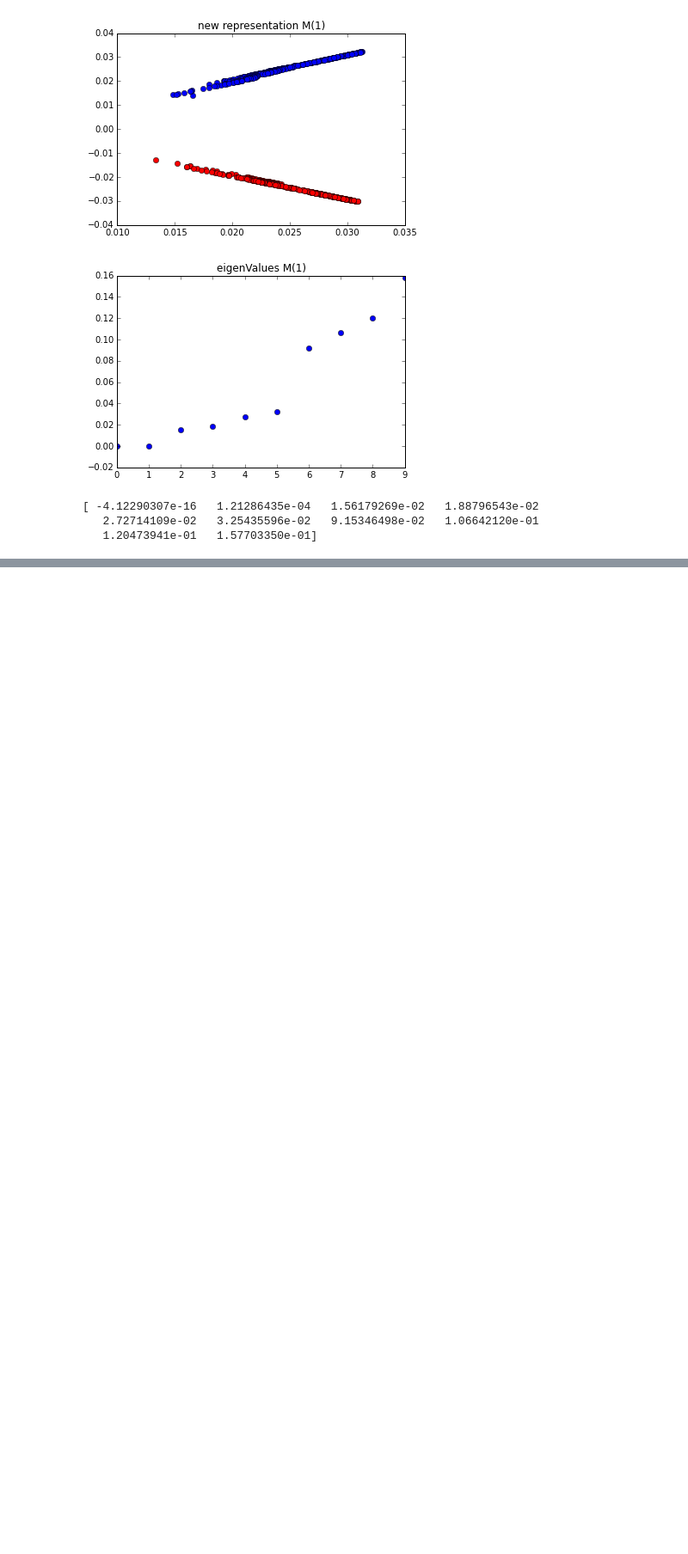
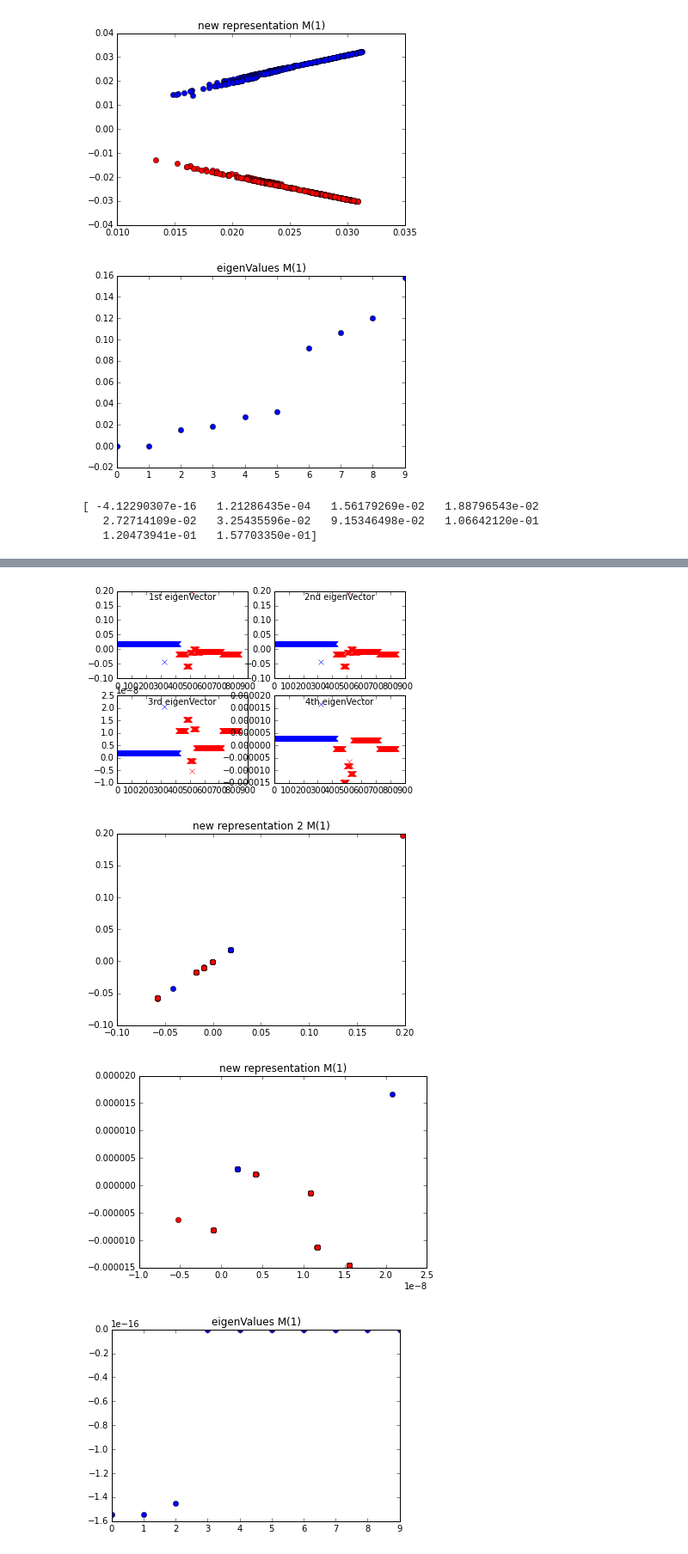
Before and after one commit to babakahmadi/Thesis, a Jupyter notebook: implementation/Bipartite - Prototyping.ipynb, the cells around one changed output, grey strips where cells are left out. Shown: that part at 86% size. Cells and saved outputs as stored; diff of their text form; code cells hidden in the pictures; blank space fills up the shorter version.

```diff
--- a/implementation/Bipartite - Prototyping.ipynb
+++ b/implementation/Bipartite - Prototyping.ipynb
@@ -181,7 +181,13 @@ def normalized3(W,D,L):
     d1 = 1/np.sqrt(d)
     D1 = np.diag(d1)
     Lsym = np.dot(np.dot(D1,L),D1)
-
+    for i in range(D1.shape[0]):
+        print D1[i,i],
+#     for i in range(Lsym.shape[0]):
+#         for j in range(Lsym.shape[1]):
+#             print Lsym[i,j],
+#         print
+    print Lsym
     eigenValues , eigenVectors = np.linalg.eig(Lsym)
     eigenValues = eigenValues.real
     idx = eigenValues.argsort()
@@ -405,0 +544,9 @@ eigPlot(eigenValues[:numS],eigenVectors[:numS,:],label,'M(1)')
+# %%
+W,D,L = constructBipartite(dataset,numS,centers,numP)
+eigenValues,eigenVectors = unnormalized(W,D,L)
+eigPlot2(eigenValues[:numS],eigenVectors[:numS,:],label,'M(1)')
+# %% [output]
+[figure, added]
+[figure, added]
+[figure, added]
+[figure, added]
```
Also changed, not shown: parts of 11 cells of this notebook, 7 other files.
